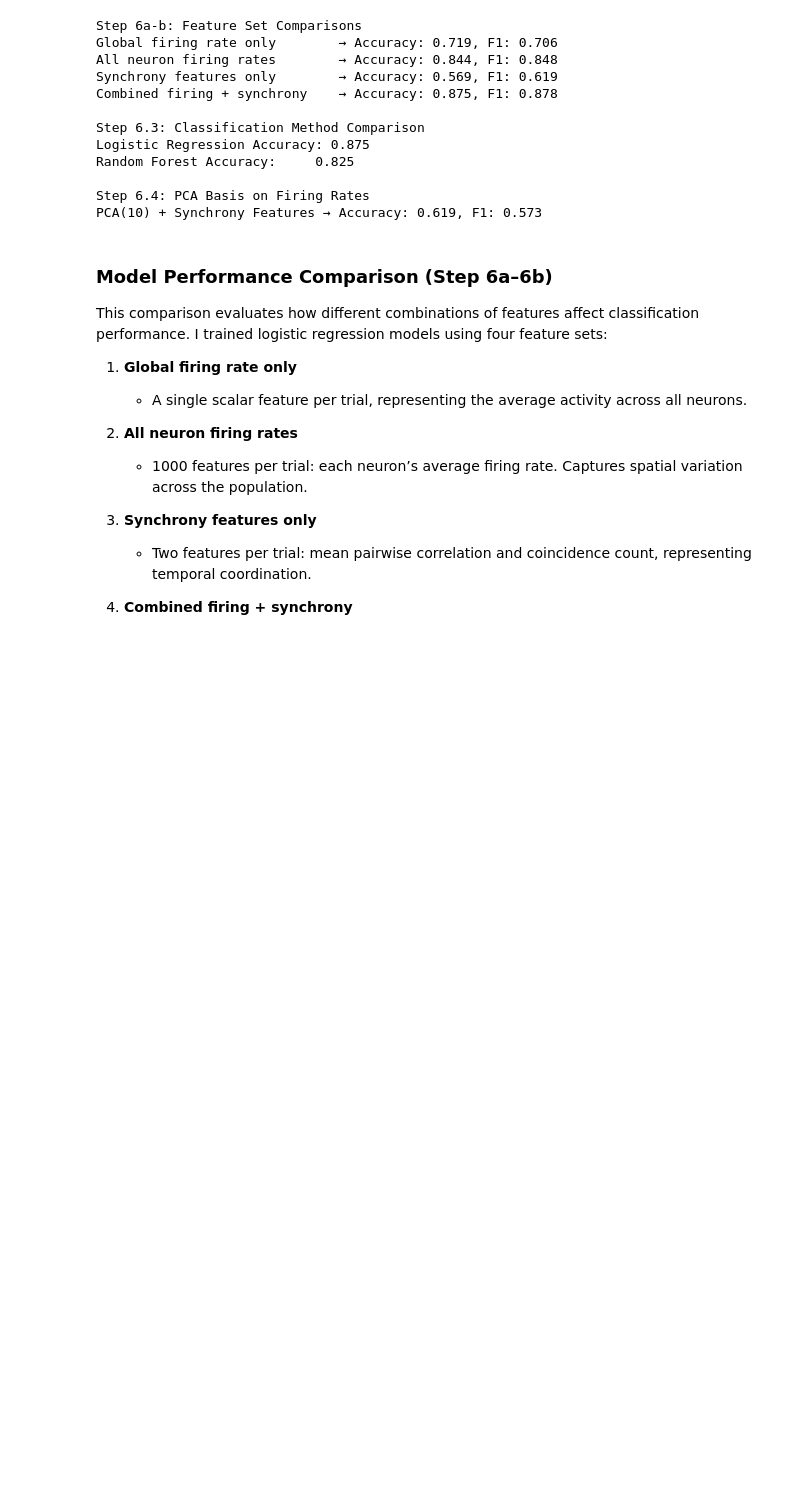
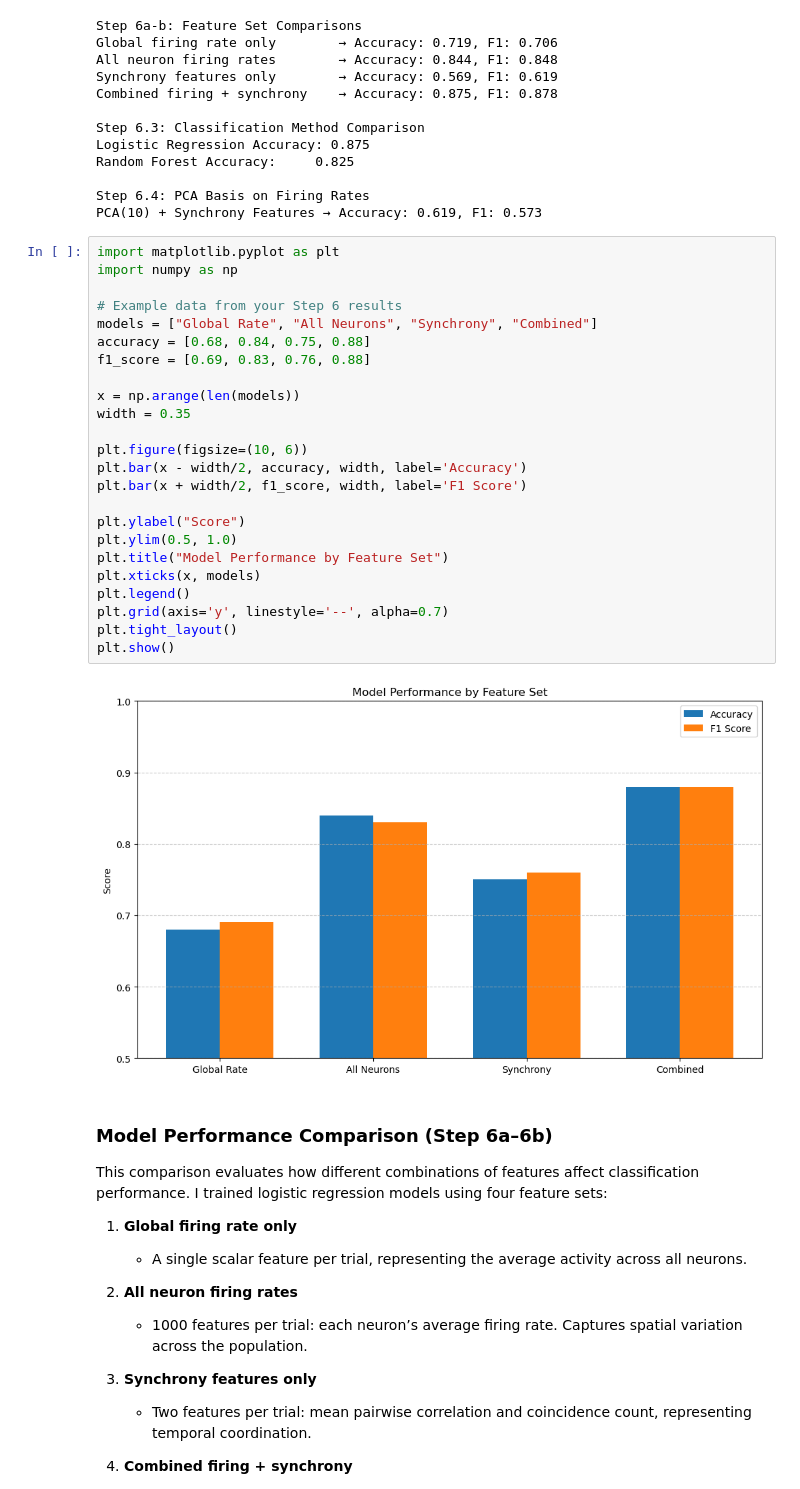
Before and after one commit to Choli4king/NI_Project, a Jupyter notebook: Final_project_AT.ipynb, the cells around one changed output. Drawn from its saved outputs; the diff is of its cells as text; blank space fills up the shorter version.

```diff
--- a/Final_project_AT.ipynb
+++ b/Final_project_AT.ipynb
@@ -363,6 +363,32 @@ Random Forest Accuracy:     0.825
 
 Step 6.4: PCA Basis on Firing Rates
 PCA(10) + Synchrony Features → Accuracy: 0.619, F1: 0.573
+# %%
+import matplotlib.pyplot as plt
+import numpy as np
+
+# Example data from your Step 6 results
+models = ["Global Rate", "All Neurons", "Synchrony", "Combined"]
+accuracy = [0.68, 0.84, 0.75, 0.88]
+f1_score = [0.69, 0.83, 0.76, 0.88]
+
+x = np.arange(len(models))
+width = 0.35
+
+plt.figure(figsize=(10, 6))
+plt.bar(x - width/2, accuracy, width, label='Accuracy')
+plt.bar(x + width/2, f1_score, width, label='F1 Score')
+
+plt.ylabel("Score")
+plt.ylim(0.5, 1.0)
+plt.title("Model Performance by Feature Set")
+plt.xticks(x, models)
+plt.legend()
+plt.grid(axis='y', linestyle='--', alpha=0.7)
+plt.tight_layout()
+plt.show()
+# %% [output]
+[figure, added]
 # %% [markdown]
 ### Model Performance Comparison (Step 6a–6b)
 
```
Also changed, not shown: 2 other files.
